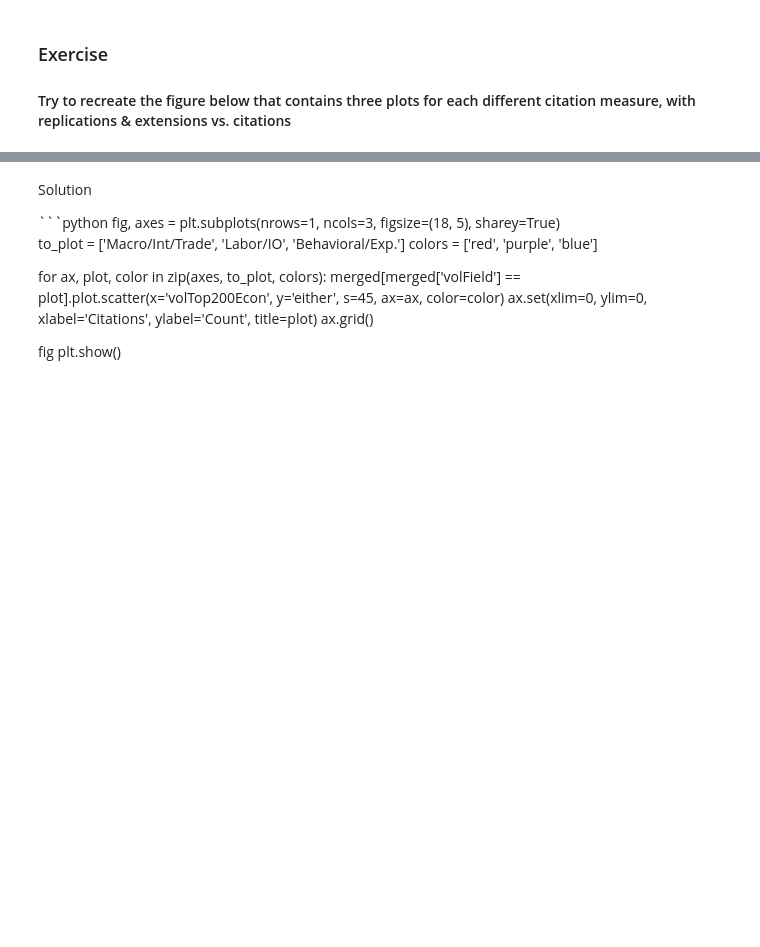
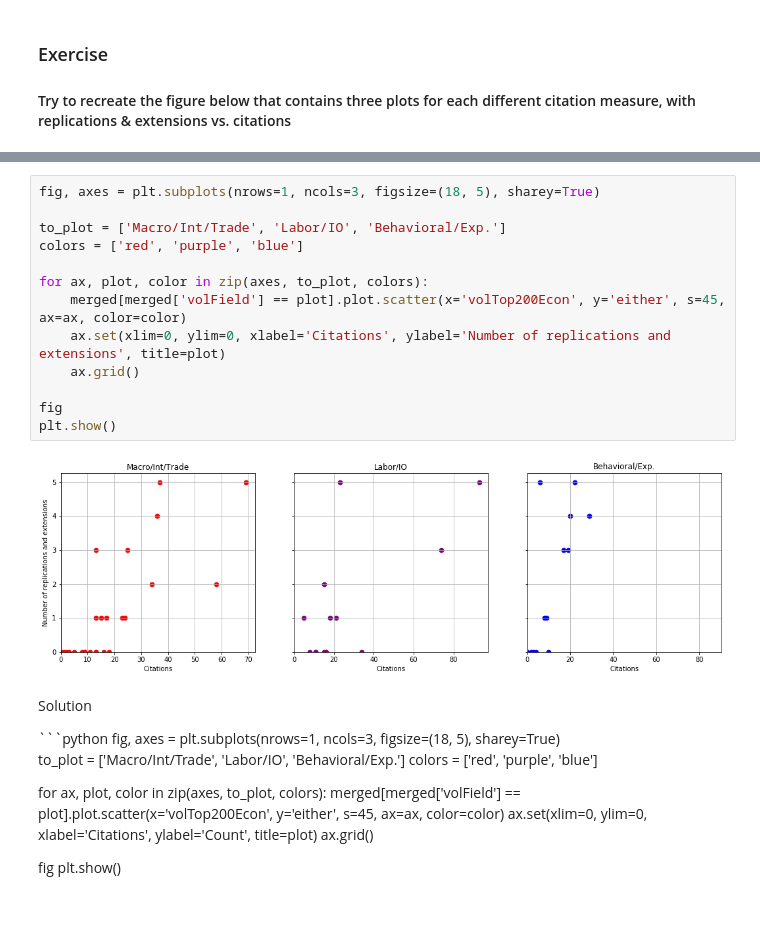
Before and after one commit to QuantEcon/phd_workshops, a Jupyter notebook: Natasha/intro-to-data-analysis-plotting.ipynb, the cells around one changed output, grey strips where cells are left out. Cells and saved outputs as stored; diff of their text form; blank space fills up the shorter version.

```diff
--- a/Natasha/intro-to-data-analysis-plotting.ipynb
+++ b/Natasha/intro-to-data-analysis-plotting.ipynb
@@ -709,3 +726,18 @@ Image('./plot_exer2.png')
+# %%
+fig, axes = plt.subplots(nrows=1, ncols=3, figsize=(18, 5), sharey=True)
+
+to_plot = ['Macro/Int/Trade', 'Labor/IO', 'Behavioral/Exp.']
+colors = ['red', 'purple', 'blue']
+
+for ax, plot, color in zip(axes, to_plot, colors):
+    merged[merged['volField'] == plot].plot.scatter(x='volTop200Econ', y='either', s=45, ax=ax, color=color)
+    ax.set(xlim=0, ylim=0, xlabel='Citations', ylabel='Number of replications and extensions', title=plot)
+    ax.grid()
+
+fig
+plt.show()
+# %% [output]
+[figure, added]
 # %% [markdown]
 <button data-toggle="collapse" data-target="#sol11" class='btn btn-primary'>Solution</button>
 <div id="sol11" class="collapse">
```
Also changed, not shown: parts of 27 cells of this notebook, 2 other files.
